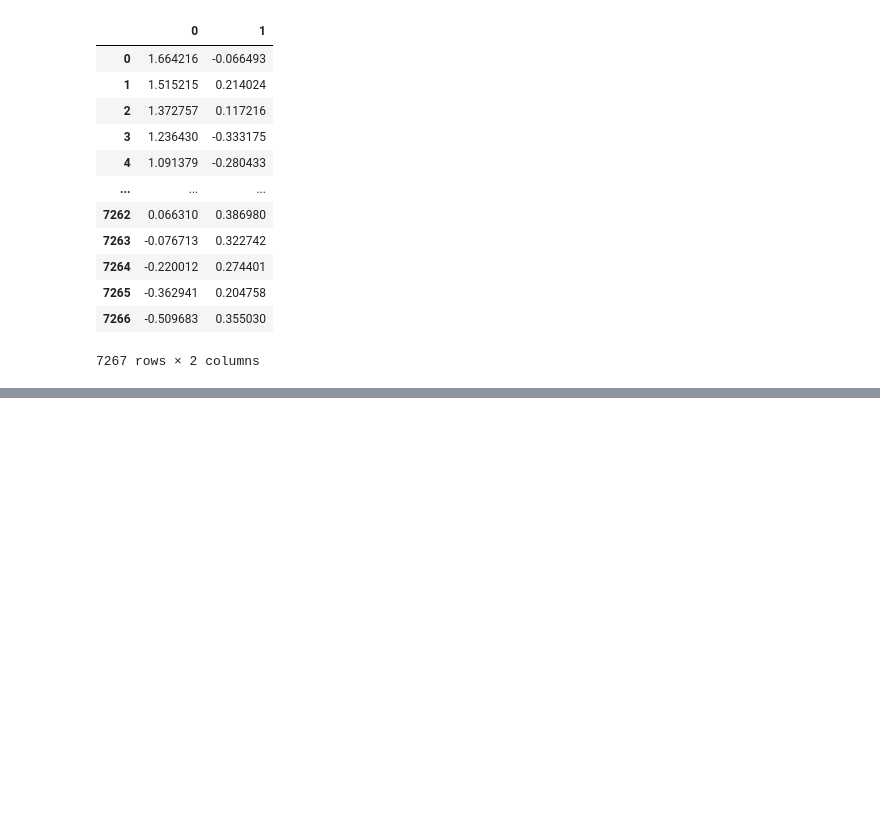
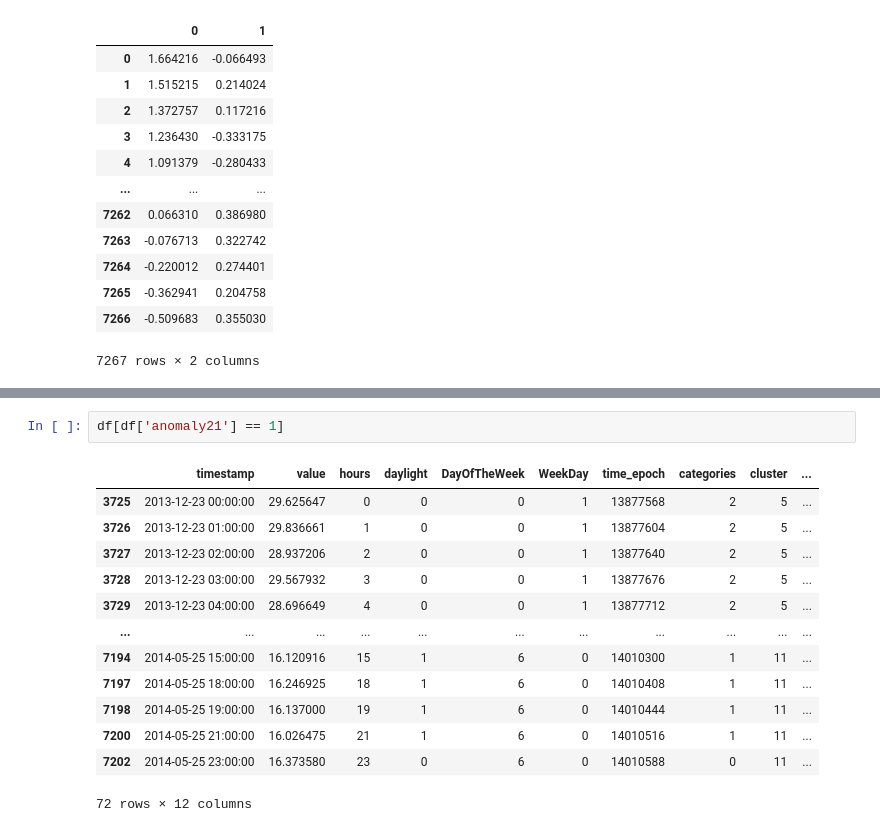
Before and after one commit to aipioneers/workshop, a Jupyter notebook: day-2/main.ipynb, the cells around one changed output, grey strips where cells are left out. Saved outputs shown, nothing was run; the diff lists cells and outputs as text; blank space fills up the shorter version.

```diff
--- a/day-2/main.ipynb
+++ b/day-2/main.ipynb
@@ -396,0 +474,16 @@ df['anomaly21'] = (distance >= threshold).astype(int)
+# %%
+df[df['anomaly21'] == 1]
+# %% [output]
+|  | timestamp | value | hours | daylight | DayOfTheWeek | WeekDay | time_epoch | categories | cluster | ... |
+| 3725 | 2013-12-23 00:00:00 | 29.625647 | 0 | 0 | 0 | 1 | 13877568 | 2 | 5 | ... |
+| 3726 | 2013-12-23 01:00:00 | 29.836661 | 1 | 0 | 0 | 1 | 13877604 | 2 | 5 | ... |
+| 3727 | 2013-12-23 02:00:00 | 28.937206 | 2 | 0 | 0 | 1 | 13877640 | 2 | 5 | ... |
+| 3728 | 2013-12-23 03:00:00 | 29.567932 | 3 | 0 | 0 | 1 | 13877676 | 2 | 5 | ... |
+| 3729 | 2013-12-23 04:00:00 | 28.696649 | 4 | 0 | 0 | 1 | 13877712 | 2 | 5 | ... |
+| ... | ... | ... | ... | ... | ... | ... | ... | ... | ... | ... |
+| 7194 | 2014-05-25 15:00:00 | 16.120916 | 15 | 1 | 6 | 0 | 14010300 | 1 | 11 | ... |
+| 7197 | 2014-05-25 18:00:00 | 16.246925 | 18 | 1 | 6 | 0 | 14010408 | 1 | 11 | ... |
+| 7198 | 2014-05-25 19:00:00 | 16.137000 | 19 | 1 | 6 | 0 | 14010444 | 1 | 11 | ... |
+| 7200 | 2014-05-25 21:00:00 | 16.026475 | 21 | 1 | 6 | 0 | 14010516 | 1 | 11 | ... |
+| 7202 | 2014-05-25 23:00:00 | 16.373580 | 23 | 0 | 6 | 0 | 14010588 | 0 | 11 | ... |
+72 rows × 12 columns
```
Also changed, not shown: parts of 12 cells of this notebook, 3 other files.
